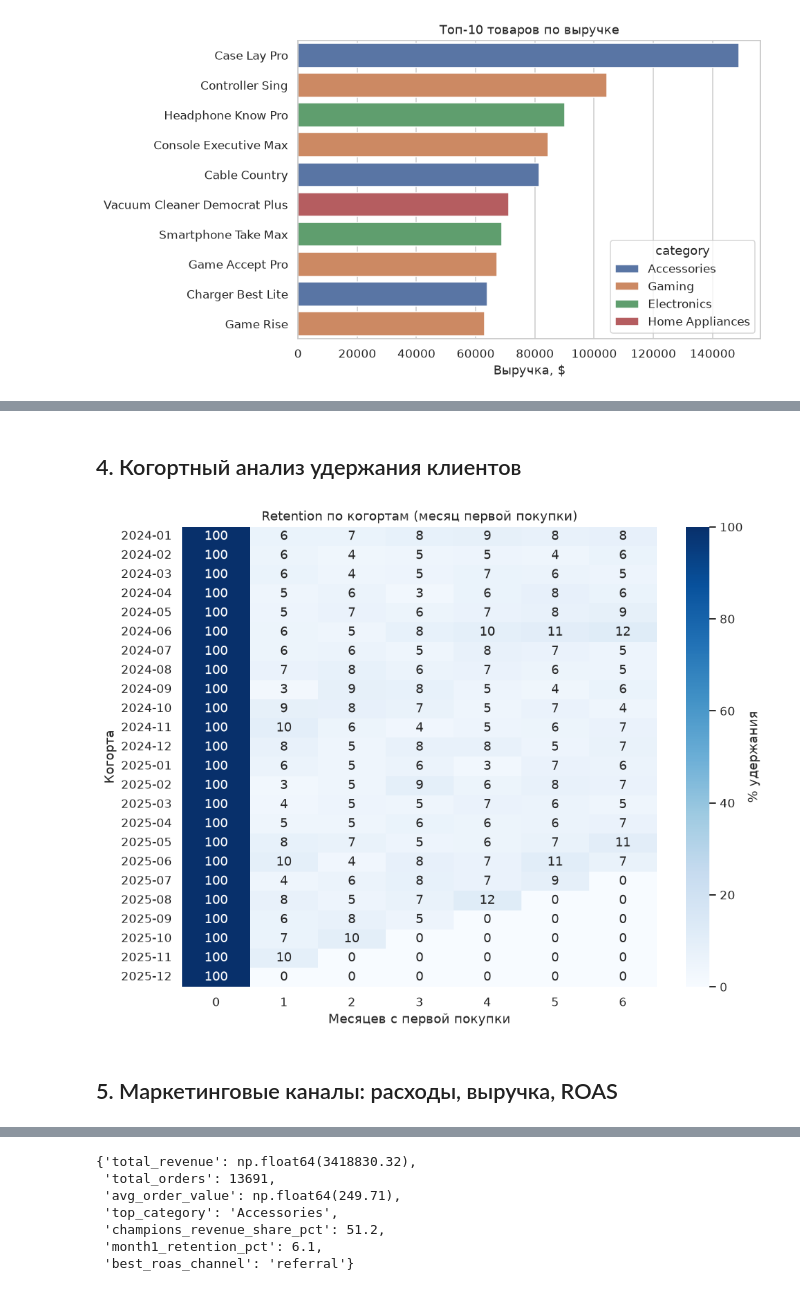
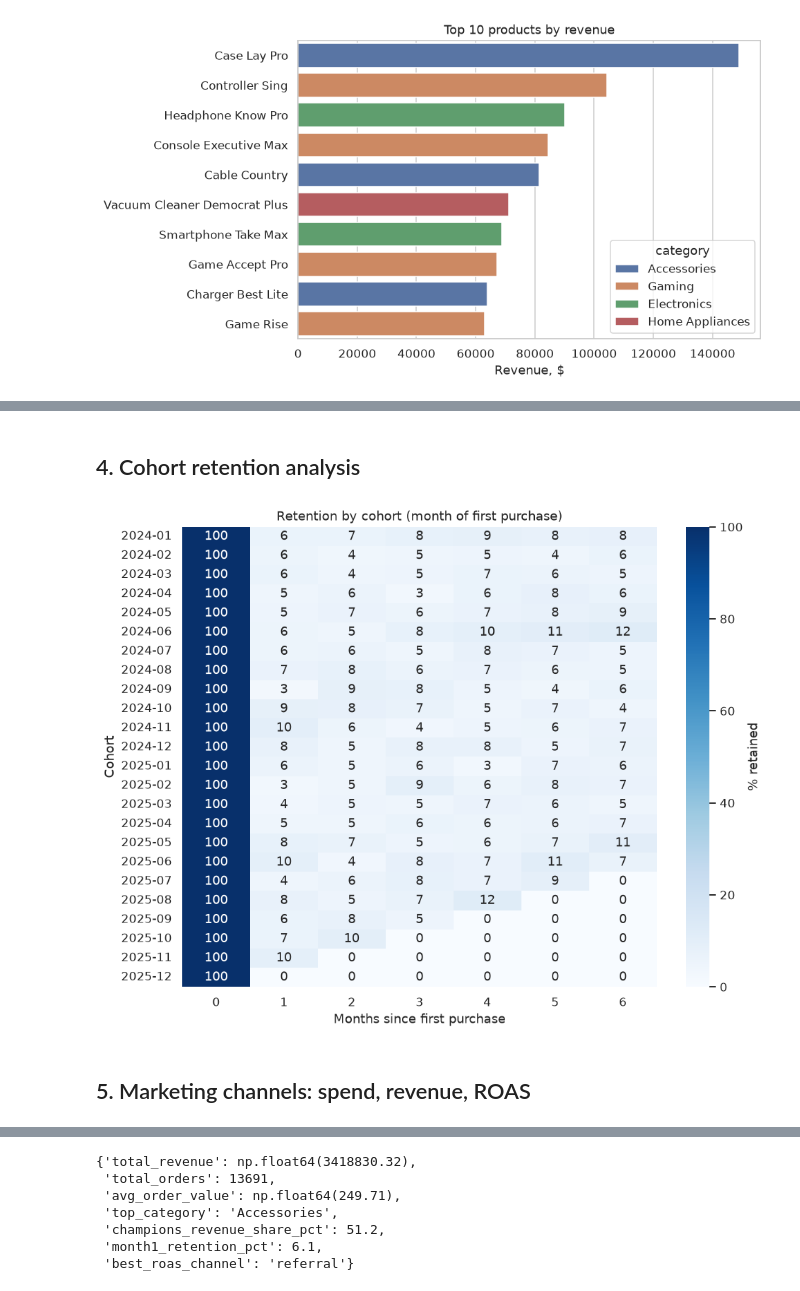
Before and after one commit to buladash/Data-Project, a Jupyter notebook: notebooks/04_eda.ipynb, the cells around one changed output, grey strips where cells are left out. Cells and saved outputs as stored; diff of their text form; code cells hidden in the pictures.

```diff
--- a/notebooks/04_eda.ipynb
+++ b/notebooks/04_eda.ipynb
@@ -177,36 +178,36 @@ seg_summary
 | Lost / Hibernating | 2061 | 549,216.90 | 1.07 | 16.60 |
 | New / Promising | 1083 | 306,605.70 | 1.14 | 9.30 |
 | Regular | 824 | 171,283.28 | 2.20 | 5.20 |
-# %% [markdown]
-## 4. Когортный анализ удержания клиентов
+# %% [markdown]
+## 4. Cohort retention analysis
 # %%
 cohort_base = orders_customers.copy()
 cohort_base["order_month"] = cohort_base["date"].dt.to_period("M")
 cohort_base["cohort_month"] = cohort_base.groupby("customer_id")["order_month"].transform("min")
 cohort_base["month_offset"] = (
     (cohort_base["order_month"] - cohort_base["cohort_month"]).apply(lambda x: x.n)
 )
 
 cohort_pivot = (
     cohort_base[cohort_base["month_offset"].between(0, 6)]
     .groupby(["cohort_month", "month_offset"])["customer_id"].nunique()
     .unstack(fill_value=0)
 )
 cohort_size = cohort_pivot[0]
 retention = cohort_pivot.divide(cohort_size, axis=0).round(3) * 100
 
 fig, ax = plt.subplots(figsize=(9, 7))
-sns.heatmap(retention, annot=True, fmt=".0f", cmap="Blues", cbar_kws={"label": "% удержания"}, ax=ax)
-ax.set_title("Retention по когортам (месяц первой покупки)")
-ax.set_xlabel("Месяцев с первой покупки")
-ax.set_ylabel("Когорта")
+sns.heatmap(retention, annot=True, fmt=".0f", cmap="Blues", cbar_kws={"label": "% retained"}, ax=ax)
+ax.set_title("Retention by cohort (month of first purchase)")
+ax.set_xlabel("Months since first purchase")
+ax.set_ylabel("Cohort")
 plt.tight_layout()
 plt.savefig(FIG_DIR / "cohort_retention.png")
 plt.show()
 # %% [output]
-[figure, old version]
+[figure, new version]
-# %% [markdown]
-## 5. Маркетинговые каналы: расходы, выручка, ROAS
+# %% [markdown]
+## 5. Marketing channels: spend, revenue, ROAS
 # %%
 spend = q('''
     SELECT ch.channel_name, SUM(m.spend) AS total_spend
```
Also changed, not shown: parts of 15 cells of this notebook, 16 other files.
